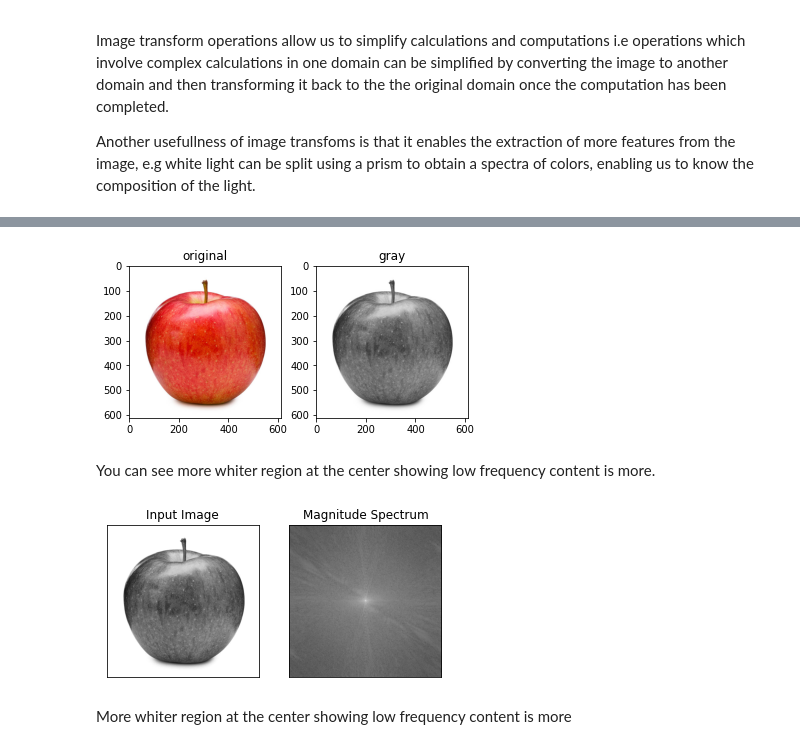
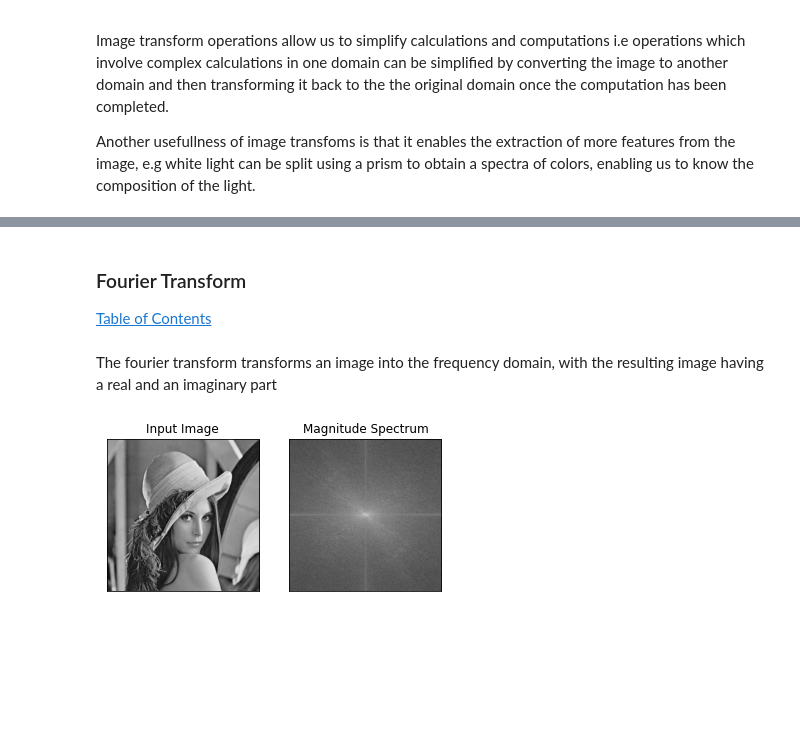
Before and after one commit to RowlandOti/Group-5--Image-Processing, a Jupyter notebook: Group 5 - Image Processing and Image Transforms.ipynb, the cells around one changed output, grey strips where cells are left out. Drawn from its saved outputs; the diff is of its cells as text; code cells hidden in the pictures; blank space fills up the shorter version.

```diff
--- a/Group 5 - Image Processing and Image Transforms.ipynb
+++ b/Group 5 - Image Processing and Image Transforms.ipynb
@@ -347,45 +359,26 @@ Edges and noises are high frequency contents in an image because they change dra
-# %%
-import cv2
-import numpy as np
-from matplotlib import pyplot as plt
-
-file_path = "apple.jpeg"
-
-image = cv2.imread(file_path, cv2.IMREAD_COLOR)
-image = cv2.cvtColor(image, cv2.COLOR_BGR2RGB)
-
-gray_image = cv2.imread(file_path, cv2.IMREAD_GRAYSCALE )
-gray_image = cv2.cvtColor(gray_image, cv2.COLOR_BGR2RGB)
-
-images = [image, gray_image]
-titles = ["original", "gray"]
-
-fig=plt.figure(figsize=(100, 100))
-columns = len(images)
-rows = 1
-for i in range(0, columns):
-    fig.add_subplot(30, 30, i+1)
-    plt.title(titles[i])
-    plt.imshow(images[i])
-plt.show()
-# %% [output]
-[figure, removed]
-# %% [markdown]
-You can see more whiter region at the center showing low frequency content is more.
+# %% [markdown]
+### Fourier Transform <a class="anchor" id="C1">
+
+[Table of Contents](#0)
+# %% [markdown]
+<p> The fourier transform transforms an image into the frequency domain, with the resulting image having a real and an imaginary part
 # %%
-img = cv2.imread(file_path,0)
+img_spatial = cv2.imread("C:/Users/brian.samba/Documents/Computation Intelligence/Computer Vision/Images/archive/data/lena.jpg", 0)
 
-dft = cv2.dft(np.float32(img),flags = cv2.DFT_COMPLEX_OUTPUT)
-dft_shift = np.fft.fftshift(dft)
+dft = cv2.dft(np.float32(img_spatial), flags=cv2.DFT_COMPLEX_OUTPUT)
 
-magnitude_spectrum = 20*np.log(cv2.magnitude(dft_shift[:,:,0],dft_shift[:,:,1]))
+# the dft function only accepts float32 and hence the conversion of the image to float32
+# the flag part indicates that the function should output an image with an imaginary part
 
-plt.subplot(121),plt.imshow(img, cmap = 'gray')
+dft_shift = np.fft.fftshift(dft) # shifts the center of the output from the top left
+# corner to the center
+
+magnitude_spectrum = 20*np.log(cv2.magnitude(dft_shift[:,:,0], dft_shift[:,:,1]))
+
+plt.subplot(121), plt.imshow(img_spatial, cmap='gray')
 plt.title('Input Image'), plt.xticks([]), plt.yticks([])
-plt.subplot(122),plt.imshow(magnitude_spectrum, cmap = 'gray')
+plt.subplot(122), plt.imshow(magnitude_spectrum, cmap ='gray')
 plt.title('Magnitude Spectrum'), plt.xticks([]), plt.yticks([])
 plt.show()
 # %% [output]
-[figure, old version]
+[figure, new version]
-# %% [markdown]
-More whiter region at the center showing low frequency content is more
```
Also changed, not shown: parts of 18 cells of this notebook.
